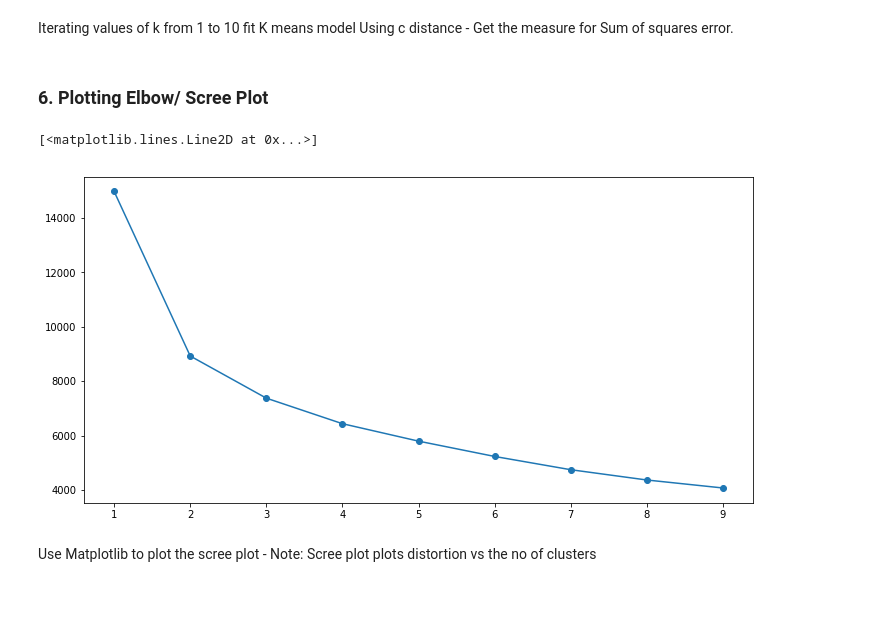
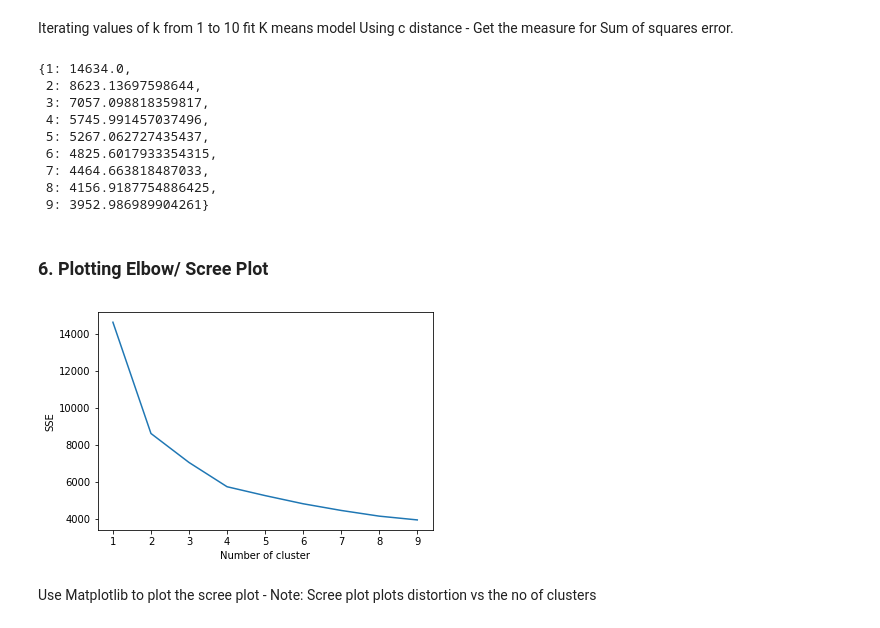
Before and after one commit to Karthikladappan/AIML, a Jupyter notebook: External_Lab_Res_4.ipynb, the cells around one changed output. Saved outputs shown, nothing was run; the diff lists cells and outputs as text; code cells hidden in the pictures; blank space fills up the shorter version.

```diff
--- a/External_Lab_Res_4.ipynb
+++ b/External_Lab_Res_4.ipynb
@@ -237,3 +70,11 @@ dtype: bool
+# %%
+X_scaled= pd.DataFrame(X_scaled)
+X_scaled.columns=['compactness', 'circularity', 'distance_circularity', 'radius_ratio',
+       'pr.axis_aspect_ratio', 'max.length_aspect_ratio', 'scatter_ratio',
+       'elongatedness', 'pr.axis_rectangularity', 'max.length_rectangularity',
+       'scaled_variance', 'scaled_variance.1', 'scaled_radius_of_gyration',
+       'scaled_radius_of_gyration.1', 'skewness_about', 'skewness_about.1',
+       'skewness_about.2', 'hollows_ratio']
 # %% [markdown]
 Since the dimensions of the data are not really known to us, it would be wise to standardize the data using z scores before we go for any clustering methods.
 You can use zscore function to do this
@@ -246,6 +83,6 @@ from sklearn import metrics
 # %% [markdown]
 ### 4. Assign a dummy array called distortion
 # %%
-distortion=[]
+distortion={}
 # %% [markdown]
 You can later use this array to plot the elbow plot
@@ -278,16 +102,32 @@ clusters_df[0:15]
+# %%
+for k in range(1, 10):
+    kmeans = KMeans(n_clusters=k, max_iter=1000).fit(X_scaled)
+    X_scaled["clusters"] = kmeans.labels_
+    distortion[k] = kmeans.inertia_
 # %% [markdown]
 Iterating values of k from 1 to 10 fit K means model
 Using c distance - Get the measure for Sum of squares error.
+# %%
+distortion
+# %% [output]
+{1: 14634.0,
+ 2: 8623.13697598644,
+ 3: 7057.098818359817,
+ 4: 5745.991457037496,
+ 5: 5267.062727435437,
+ 6: 4825.6017933354315,
+ 7: 4464.663818487033,
+ 8: 4156.9187754886425,
+ 9: 3952.986989904261}
 # %% [markdown]
 ### 6. Plotting Elbow/ Scree Plot
-# %%
-distortion = clusters_df.cluster_errors
-# %%
-# Elbow plot
-plt.figure(figsize=(12,6))
-plt.plot( clusters_df.num_clusters, clusters_df.cluster_errors, marker = "o" )
-# %% [output]
-[<matplotlib.lines.Line2D at 0x...>]
-[figure, removed]
+# %%
+plt.figure()
+plt.plot(list(distortion.keys()), list(distortion.values()))
+plt.xlabel("Number of cluster")
+plt.ylabel("SSE")
+plt.show()
+# %% [output]
+[figure, added]
 # %% [markdown]
 Use Matplotlib to plot the scree plot - Note: Scree plot plots distortion vs the no of clusters
```
Also changed, not shown: parts of 57 cells of this notebook, 24 other files.
